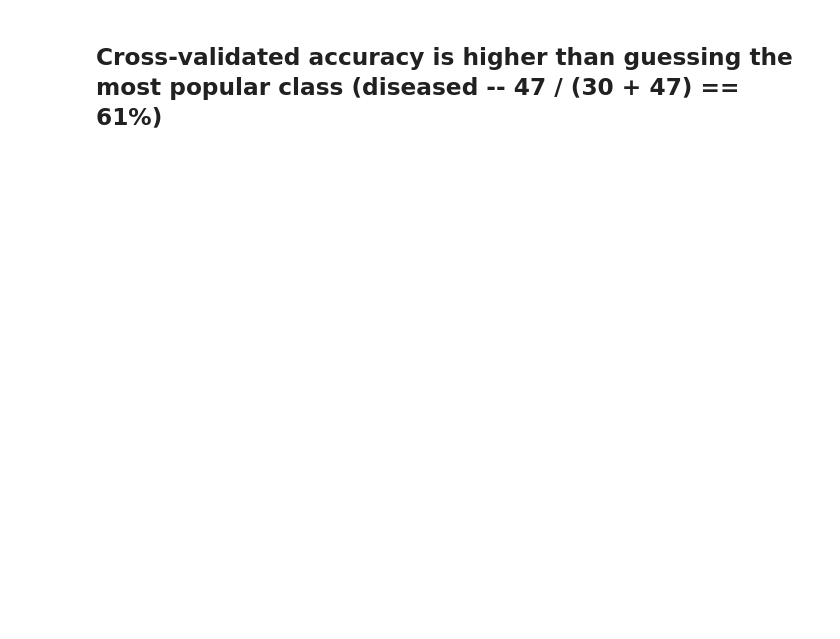
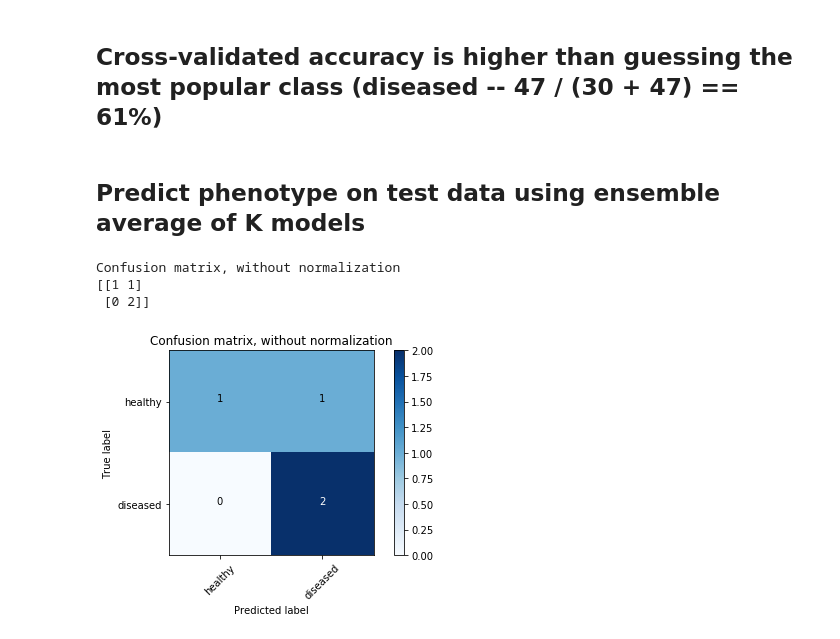
Before and after one commit to NCBI-Hackathons/HapPyNet, a Jupyter notebook: training.ipynb, the cells around one changed output. Cells and saved outputs as stored; diff of their text form; code cells hidden in the pictures; blank space fills up the shorter version.

Commit message:
reserved 2 healthy + 2 diseased subjects as test set and restored confusion matrix plot

```diff
--- a/training.ipynb
+++ b/training.ipynb
@@ -60,8 +60,13 @@ print(len(y_healthy), len(y_diseased))
 30 47
 30 47
 # %%
-X = np.array(X_healthy + X_diseased)
-y = np.array(y_healthy + y_diseased)
+num_test_per_class = 2
+
+X = np.array(X_healthy[:-num_test_per_class] + X_diseased[:-num_test_per_class])
+y = np.array(y_healthy[:-num_test_per_class] + y_diseased[:-num_test_per_class])
+
+X_test = np.array(X_healthy[-num_test_per_class:] + X_diseased[-num_test_per_class:])
+y_test = np.array(y_healthy[-num_test_per_class:] + y_diseased[-num_test_per_class:])
 # %%
 num_people = len(X)
 # %% [markdown]
@@ -122,2 +127,4 @@ print("%.2f (+/- %.2f)" % (np.mean(accuracies), np.std(accuracies)))
 # %% [markdown]
 ##  Cross-validated accuracy is higher than guessing the most popular class (diseased -- 47 / (30 + 47) == 61%)
+# %% [markdown]
+## Predict phenotype on test data using ensemble average of K models
@@ -123,0 +133,63 @@ print("%.2f (+/- %.2f)" % (np.mean(accuracies), np.std(accuracies)))
+# %%
+predictions = []
+for fold in range(num_people):
+    model = build_classifier(num_classes=num_classes)
+    model.load_weights("fold{}.weights.hdf5".format(fold + 1))
+    predictions.append(model.predict(np.array(X_test)))
+# %%
+avg_predictions = np.mean(predictions, axis=0)
+# %%
+y_pred = np.argmax(avg_predictions, axis=1)
+# %%
+%matplotlib inline
+
+
+# http://scikit-learn.org/stable/auto_examples/model_selection/plot_confusion_matrix.html
+import itertools
+import matplotlib.pyplot as plt
+from sklearn.metrics import confusion_matrix
+
+def plot_confusion_matrix(cm, classes,
+                          normalize=False,
+                          title='Confusion matrix',
+                          cmap=plt.cm.Blues):
+    """
+    This function prints and plots the confusion matrix.
+    Normalization can be applied by setting `normalize=True`.
+    """
+    if normalize:
+        cm = cm.astype('float') / cm.sum(axis=1)[:, np.newaxis]
+        print("Normalized confusion matrix")
+    else:
+        print('Confusion matrix, without normalization')
+
+    print(cm)
+
+    plt.imshow(cm, interpolation='nearest', cmap=cmap)
+    plt.title(title)
+    plt.colorbar()
+    tick_marks = np.arange(len(classes))
+    plt.xticks(tick_marks, classes, rotation=45)
+    plt.yticks(tick_marks, classes)
+
+    fmt = '.2f' if normalize else 'd'
+    thresh = cm.max() / 2.
+    for i, j in itertools.product(range(cm.shape[0]), range(cm.shape[1])):
+        plt.text(j, i, format(cm[i, j], fmt),
+                 horizontalalignment="center",
+                 color="white" if cm[i, j] > thresh else "black")
+
+    plt.tight_layout()
+    plt.ylabel('True label')
+    plt.xlabel('Predicted label')
+
+
+cnf_matrix = confusion_matrix(y_test, y_pred)
+plt.figure()
+plot_confusion_matrix(cnf_matrix, classes=["healthy", "diseased"],
+                      title='Confusion matrix, without normalization')
+# %% [output]
+Confusion matrix, without normalization
+[[1 1]
+ [0 2]]
+[figure, added]
```
Also changed, not shown: parts of 4 cells of this notebook.
